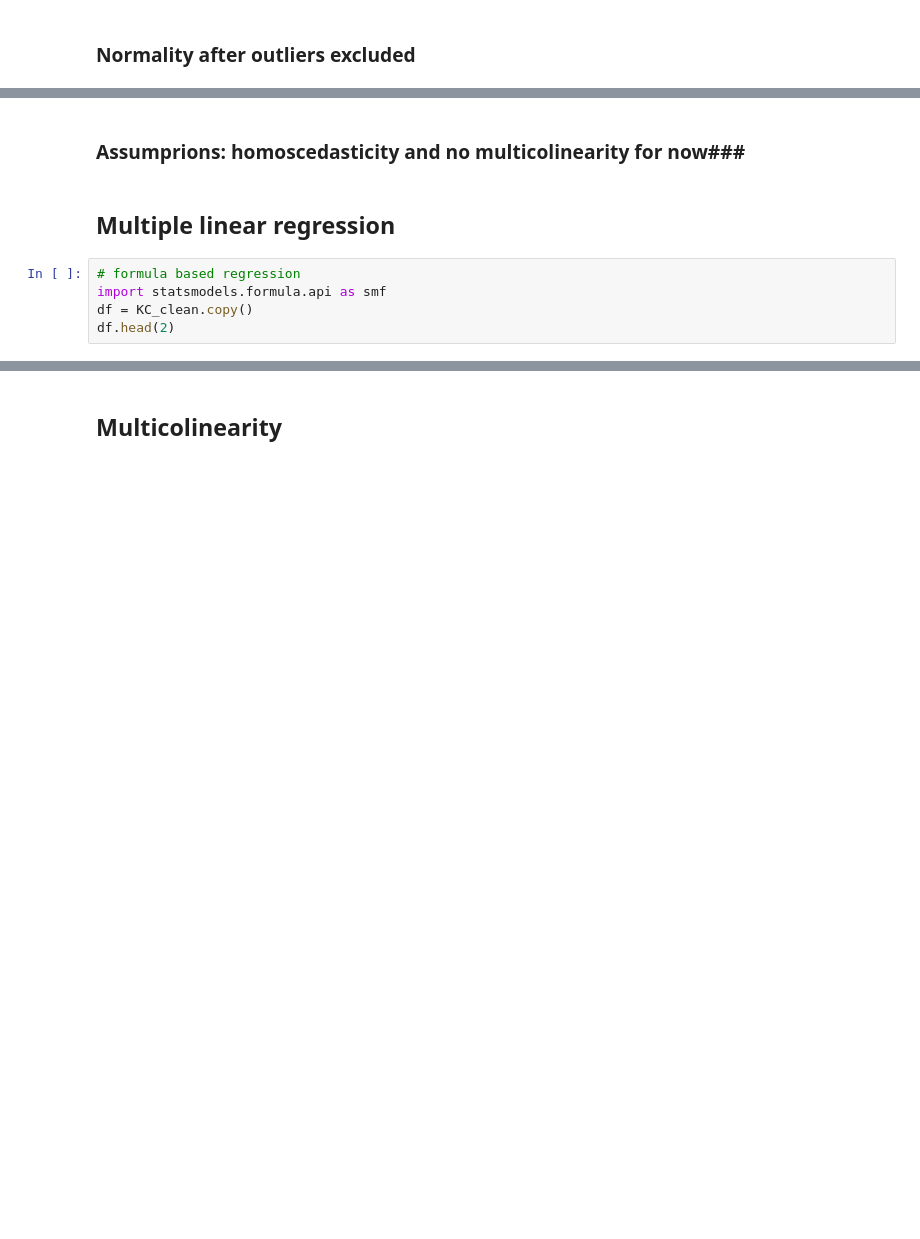
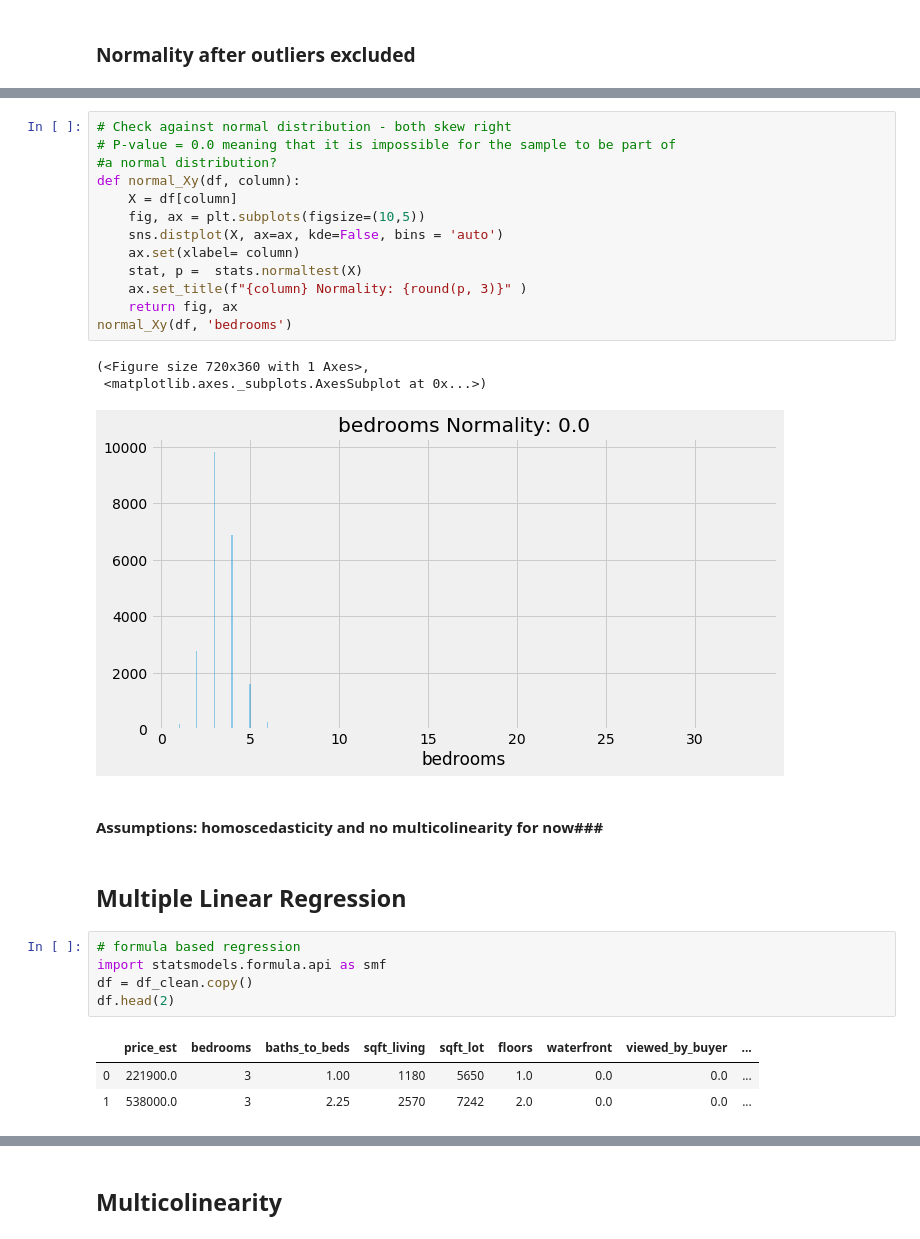
Before and after one commit to israeljls-j/dsc-mod-2-project-v2-1-onl01-dtsc-ft-070620, a Jupyter notebook: student.ipynb, the cells around one changed output, grey strips where cells are left out. Drawn from its saved outputs; the diff is of its cells as text; blank space fills up the shorter version.

```diff
--- a/student.ipynb
+++ b/student.ipynb
@@ -389,12 +430,33 @@ KC_clean.shape
+# %%
+# Check against normal distribution - both skew right
+# P-value = 0.0 meaning that it is impossible for the sample to be part of
+#a normal distribution?
+def normal_Xy(df, column):
+    X = df[column]
+    fig, ax = plt.subplots(figsize=(10,5))
+    sns.distplot(X, ax=ax, kde=False, bins = 'auto')
+    ax.set(xlabel= column)
+    stat, p =  stats.normaltest(X)
+    ax.set_title(f"{column} Normality: {round(p, 3)}" )
+    return fig, ax
+normal_Xy(df, 'bedrooms')
+# %% [output]
+(<Figure size 720x360 with 1 Axes>,
+ <matplotlib.axes._subplots.AxesSubplot at 0x...>)
+[figure, added]
 # %% [markdown]
-### Assumprions: homoscedasticity and no multicolinearity for now###
+#### Assumptions: homoscedasticity and no multicolinearity for now###
 # %% [markdown]
-## Multiple linear regression ###
+## Multiple Linear Regression ##
 # %%
 # formula based regression
 import statsmodels.formula.api as smf
-df = KC_clean.copy()
+df = df_clean.copy()
 df.head(2)
+# %% [output]
+|  | price_est | bedrooms | baths_to_beds | sqft_living | sqft_lot | floors | waterfront | viewed_by_buyer | ... |
+| 0 | 221900.0 | 3 | 1.00 | 1180 | 5650 | 1.0 | 0.0 | 0.0 | ... |
+| 1 | 538000.0 | 3 | 2.25 | 2570 | 7242 | 2.0 | 0.0 | 0.0 | ... |
 # %%
 pd.plotting.scatter_matrix(df)
 plt.show()
```
Also changed, not shown: parts of 145 cells of this notebook.
